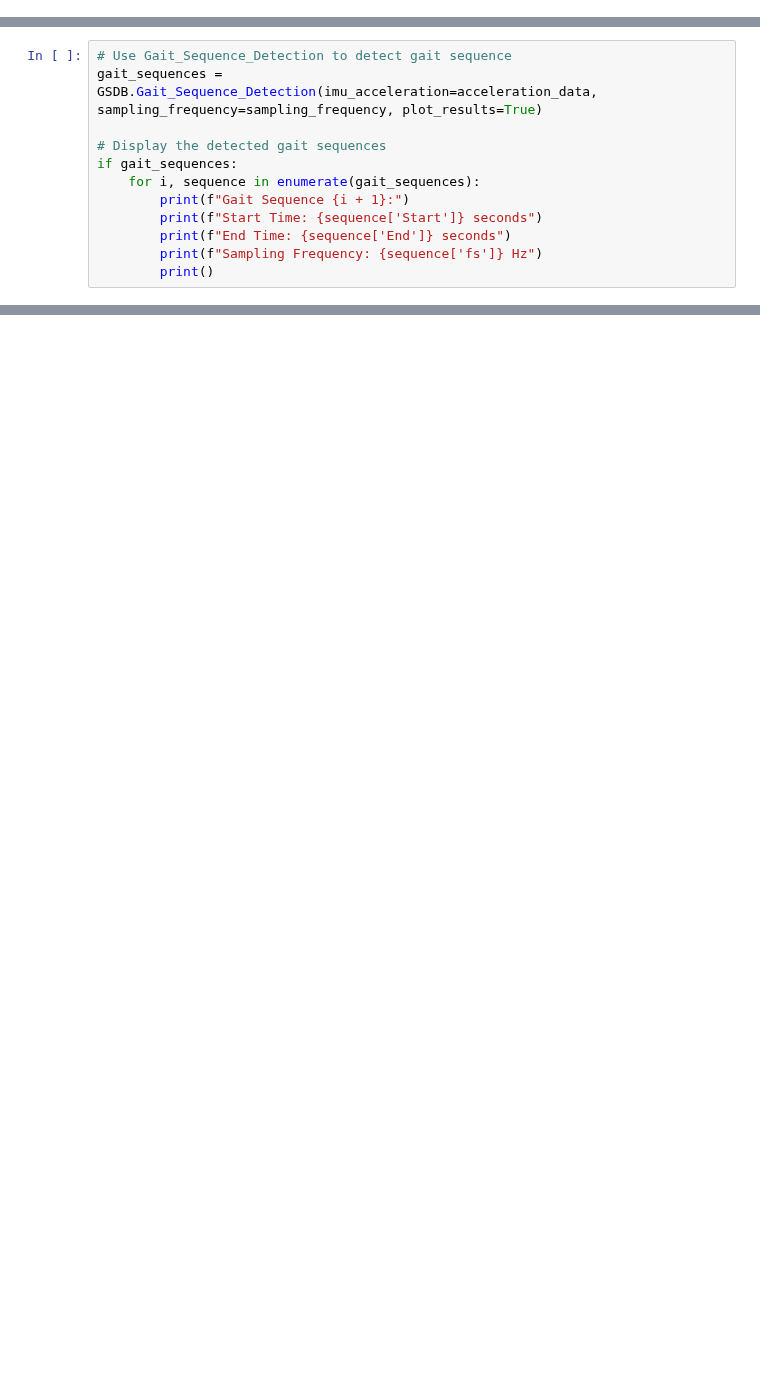
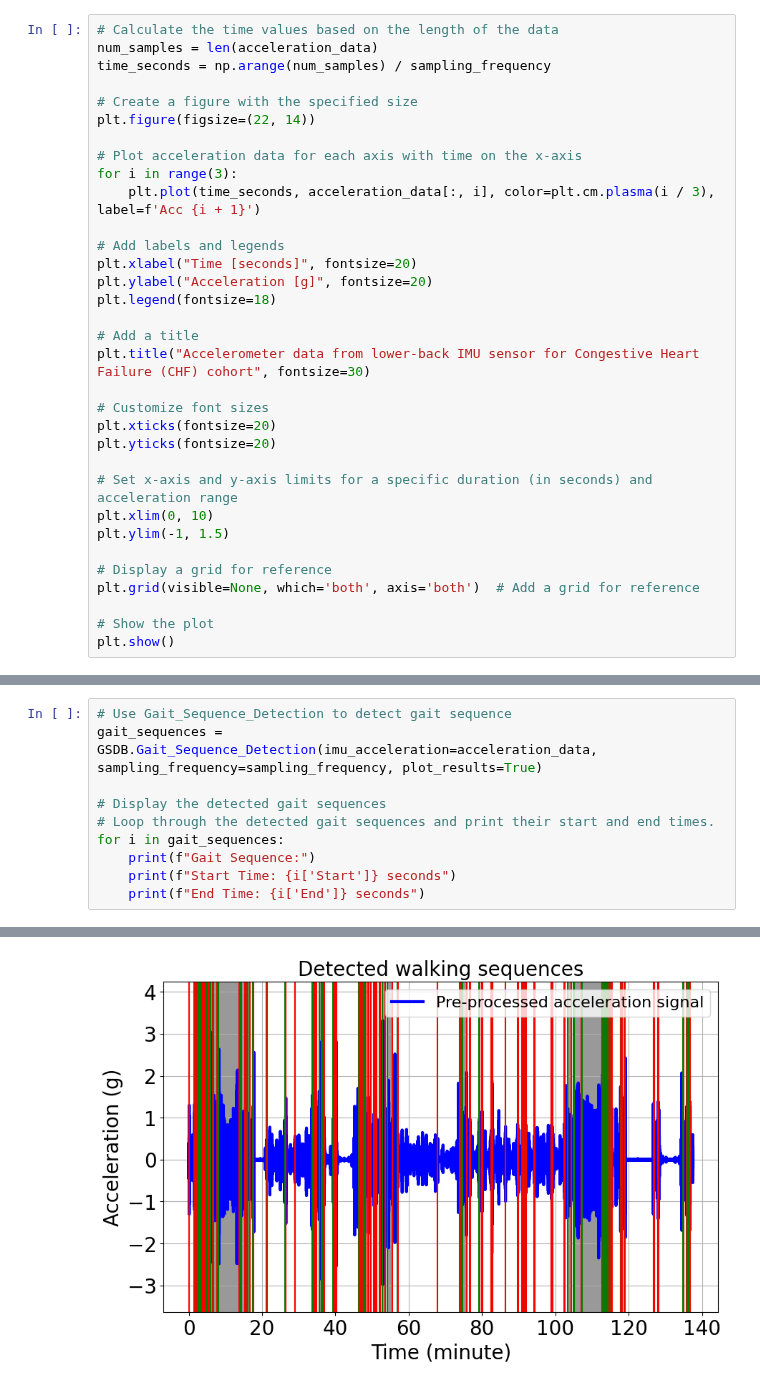
Before and after one commit to neurogeriatricskiel/KielMAT, a Jupyter notebook: examples/GSDB_example.ipynb, the cells around one changed output, grey strips where cells are left out. Drawn from its saved outputs; the diff is of its cells as text; blank space fills up the shorter version.

Commit message:
GSD example updated with color consistency.

```diff
--- a/examples/GSDB_example.ipynb
+++ b/examples/GSDB_example.ipynb
@@ -43,0 +103,33 @@ In most cases it is sufficient to keep all parameters at default.
+# %%
+# Calculate the time values based on the length of the data
+num_samples = len(acceleration_data)
+time_seconds = np.arange(num_samples) / sampling_frequency
+
+# Create a figure with the specified size
+plt.figure(figsize=(22, 14))
+
+# Plot acceleration data for each axis with time on the x-axis
+for i in range(3):
+    plt.plot(time_seconds, acceleration_data[:, i], color=plt.cm.plasma(i / 3), label=f'Acc {i + 1}')
+
+# Add labels and legends
+plt.xlabel("Time [seconds]", fontsize=20)
+plt.ylabel("Acceleration [g]", fontsize=20)
+plt.legend(fontsize=18)
+
+# Add a title
+plt.title("Accelerometer data from lower-back IMU sensor for Congestive Heart Failure (CHF) cohort", fontsize=30)
+
+# Customize font sizes
+plt.xticks(fontsize=20)
+plt.yticks(fontsize=20)
+
+# Set x-axis and y-axis limits for a specific duration (in seconds) and acceleration range
+plt.xlim(0, 10)
+plt.ylim(-1, 1.5)
+
+# Display a grid for reference
+plt.grid(visible=None, which='both', axis='both')  # Add a grid for reference
+
+# Show the plot
+plt.show()
@@ -46,10 +145,9 @@ In most cases it is sufficient to keep all parameters at default.
 gait_sequences = GSDB.Gait_Sequence_Detection(imu_acceleration=acceleration_data, sampling_frequency=sampling_frequency, plot_results=True)
 
 # Display the detected gait sequences
-if gait_sequences:
-    for i, sequence in enumerate(gait_sequences):
-        print(f"Gait Sequence {i + 1}:")
-        print(f"Start Time: {sequence['Start']} seconds")
-        print(f"End Time: {sequence['End']} seconds")
-        print(f"Sampling Frequency: {sequence['fs']} Hz")
-        print()
+# Loop through the detected gait sequences and print their start and end times.
+for i in gait_sequences:
+    print(f"Gait Sequence:")
+    print(f"Start Time: {i['Start']} seconds")
+    print(f"End Time: {i['End']} seconds")
+# %% [output]
@@ -55,0 +155 @@ if gait_sequences:
+[figure, added]
```
Also changed, not shown: parts of 18 cells of this notebook.
